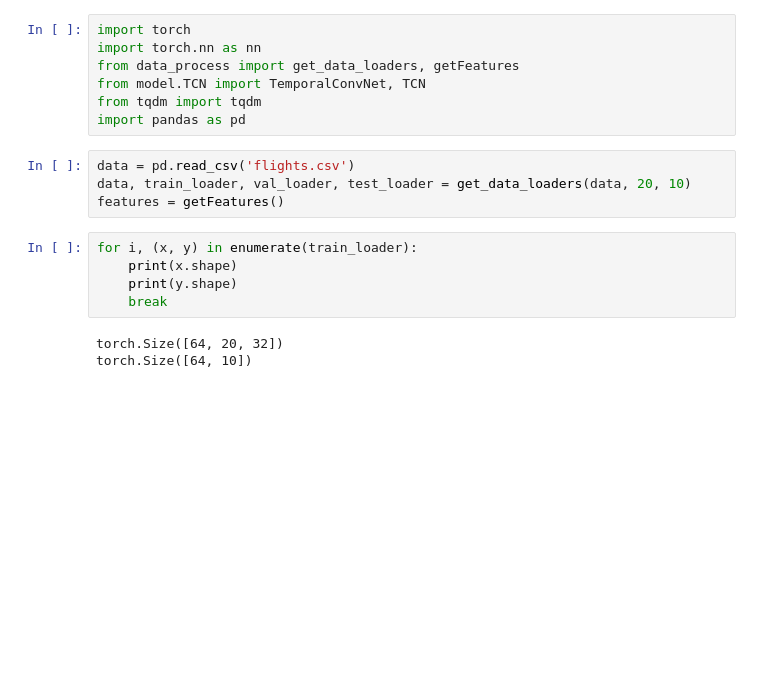
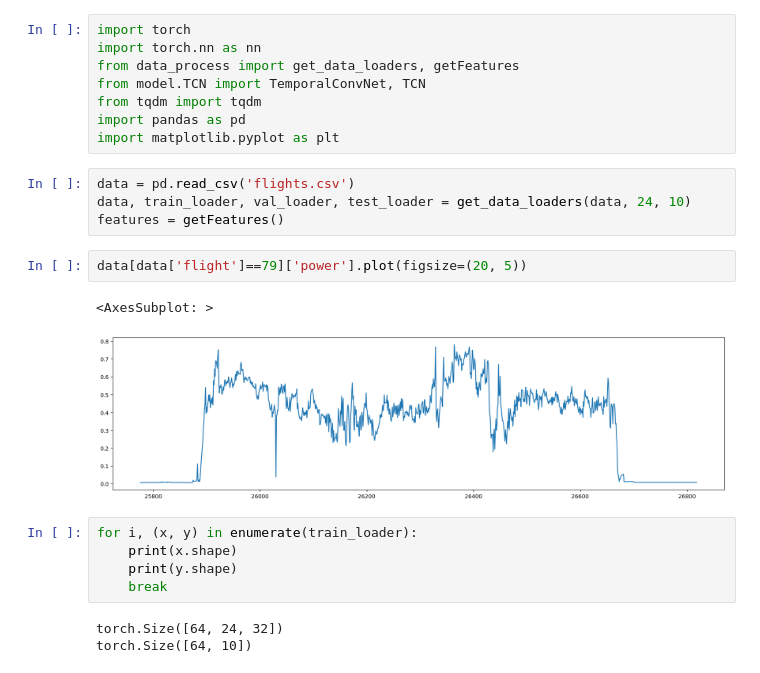
Before and after one commit to LeoLi23/553-ev-project, a Jupyter notebook: TCN-LSTM.ipynb, the cells around one changed output. Drawn from its saved outputs; the diff is of its cells as text; blank space fills up the shorter version.

Commit message:
Update TCN-LSTM and data func

```diff
--- a/TCN-LSTM.ipynb
+++ b/TCN-LSTM.ipynb
@@ -5,17 +5,23 @@ from data_process import get_data_loaders, getFeatures
 from model.TCN import TemporalConvNet, TCN
 from tqdm import tqdm
 import pandas as pd
+import matplotlib.pyplot as plt
 # %%
 data = pd.read_csv('flights.csv')
-data, train_loader, val_loader, test_loader = get_data_loaders(data, 20, 10)
+data, train_loader, val_loader, test_loader = get_data_loaders(data, 24, 10)
 features = getFeatures()
+# %%
+data[data['flight']==79]['power'].plot(figsize=(20, 5))
+# %% [output]
+<AxesSubplot: >
+[figure, added]
 # %%
 for i, (x, y) in enumerate(train_loader):
     print(x.shape)
     print(y.shape)
     break
 # %% [output]
-torch.Size([64, 20, 32])
+torch.Size([64, 24, 32])
 torch.Size([64, 10])
 # %%
 # build TCN-LSTM model
```
Also changed, not shown: parts of 7 cells of this notebook, 4 other files.
